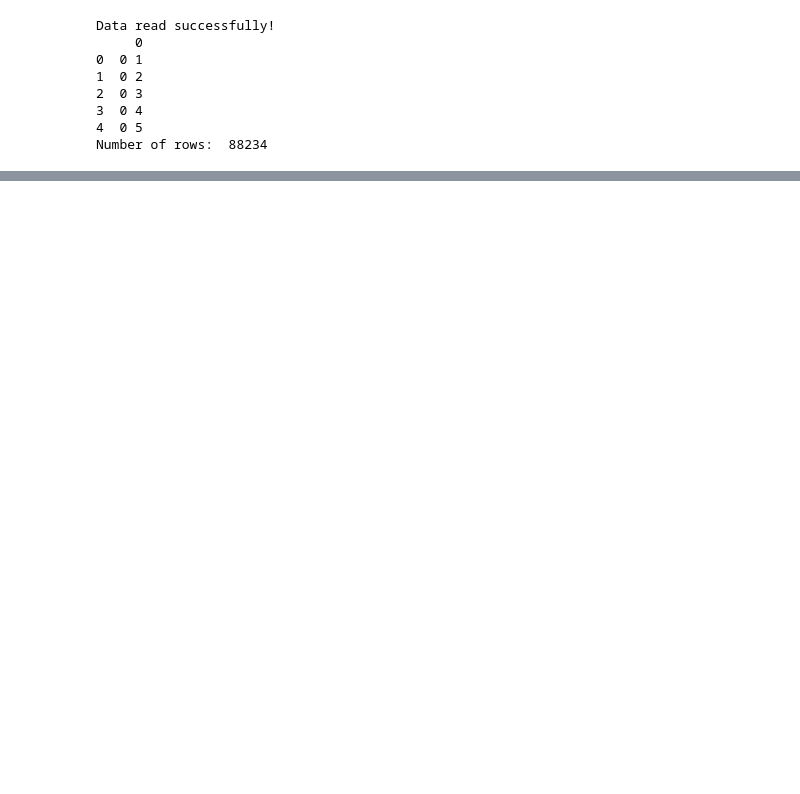
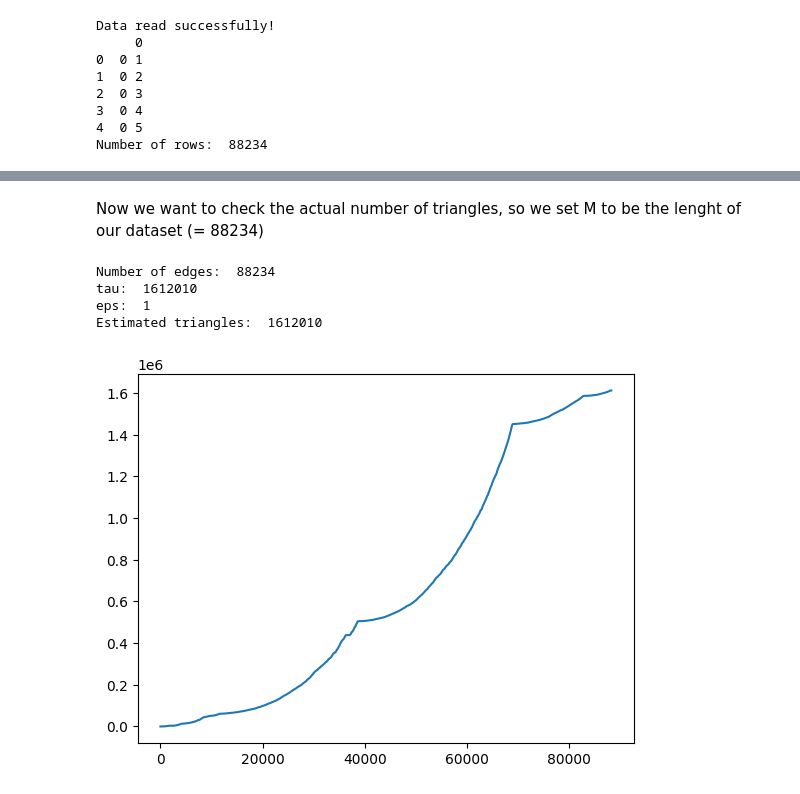
Before and after one commit to data-mining-kth/mining-data-streams, a Jupyter notebook: src/HW3_Chiminelli_Praturlon.ipynb, the cells around one changed output, grey strips where cells are left out. Saved outputs shown, nothing was run; the diff lists cells and outputs as text; code cells hidden in the pictures; blank space fills up the shorter version.

```diff
--- a/src/HW3_Chiminelli_Praturlon.ipynb
+++ b/src/HW3_Chiminelli_Praturlon.ipynb
@@ -247,0 +222,10 @@ plt.show()
+# %% [markdown]
+Now we want to check the actual number of triangles, so we set M to be the lenght of our dataset (= 88234)
+# %%
+TriestBase(len(data)).run_triest(data)
+# %% [output]
+Number of edges:  88234
+tau:  1612010
+eps:  1
+Estimated triangles:  1612010
+[figure, added]
```
Also changed, not shown: parts of 15 cells of this notebook, 1 other file.
